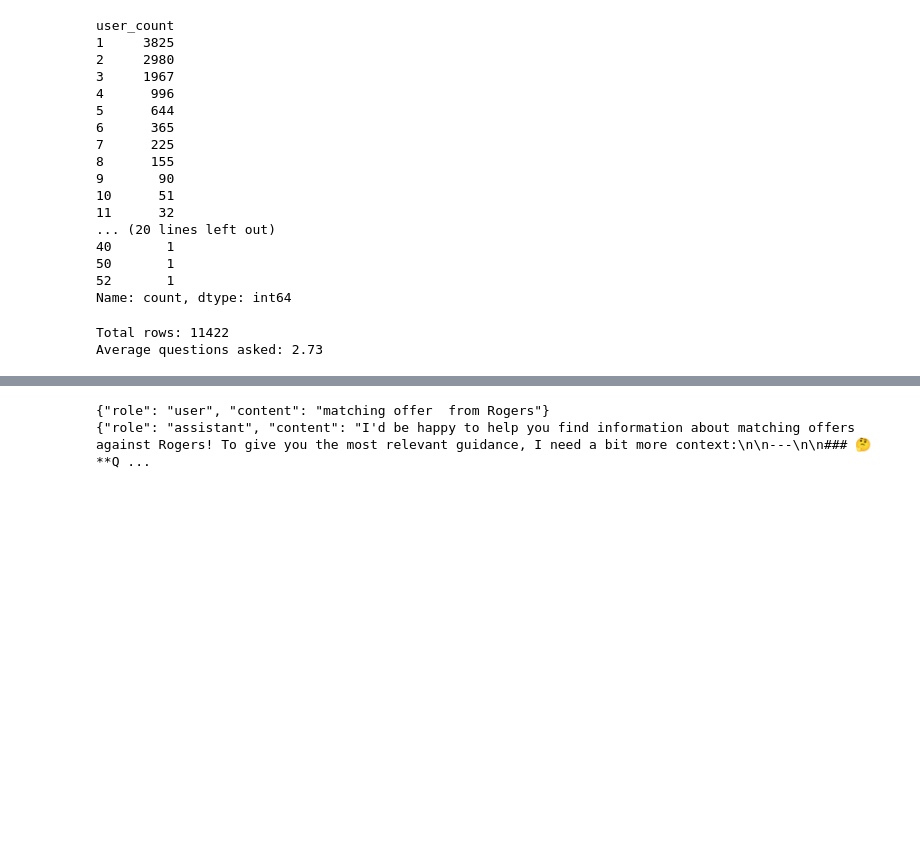
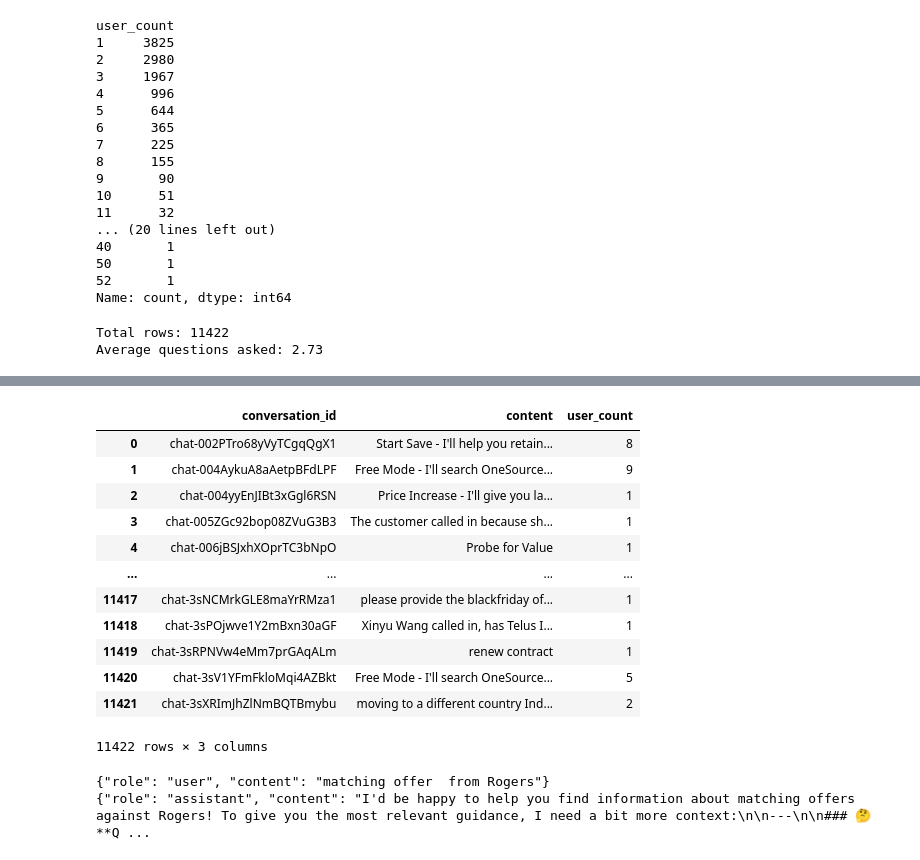
Before and after one commit to elielberra-telus/hogwarts-transcripts, a Jupyter notebook: prod-analysis/exploration.ipynb, the cells around one changed output, grey strips where cells are left out. Saved outputs shown, nothing was run; the diff lists cells and outputs as text; code cells hidden in the pictures; blank space fills up the shorter version.

Commit message:
feat: prod conversation topics exploration

```diff
--- a/prod-analysis/exploration.ipynb
+++ b/prod-analysis/exploration.ipynb
@@ -84,3 +347,19 @@ Average questions asked: 2.73
+# %%
+out
+# %% [output]
+|  | conversation_id | content | user_count |
+| 0 | chat-002PTro68yVyTCgqQgX1 | Start Save - I'll help you retain... | 8 |
+| 1 | chat-004AykuA8aAetpBFdLPF | Free Mode - I'll search OneSource... | 9 |
+| 2 | chat-004yyEnJIBt3xGgl6RSN | Price Increase - I'll give you la... | 1 |
+| 3 | chat-005ZGc92bop08ZVuG3B3 | The customer called in because sh... | 1 |
+| 4 | chat-006jBSJxhXOprTC3bNpO | Probe for Value | 1 |
+| ... | ... | ... | ... |
+| 11417 | chat-3sNCMrkGLE8maYrRMza1 | please provide the blackfriday of... | 1 |
+| 11418 | chat-3sPOjwve1Y2mBxn30aGF | Xinyu Wang called in, has Telus I... | 1 |
+| 11419 | chat-3sRPNVw4eMm7prGAqALm | renew contract | 1 |
+| 11420 | chat-3sV1YFmFkloMqi4AZBkt | Free Mode - I'll search OneSource... | 5 |
+| 11421 | chat-3sXRImJhZlNmBQTBmybu | moving to a different country Ind... | 2 |
+11422 rows × 3 columns
 # %%
 import json
 
```
Also changed, not shown: parts of 4 cells of this notebook, 2 other files.
